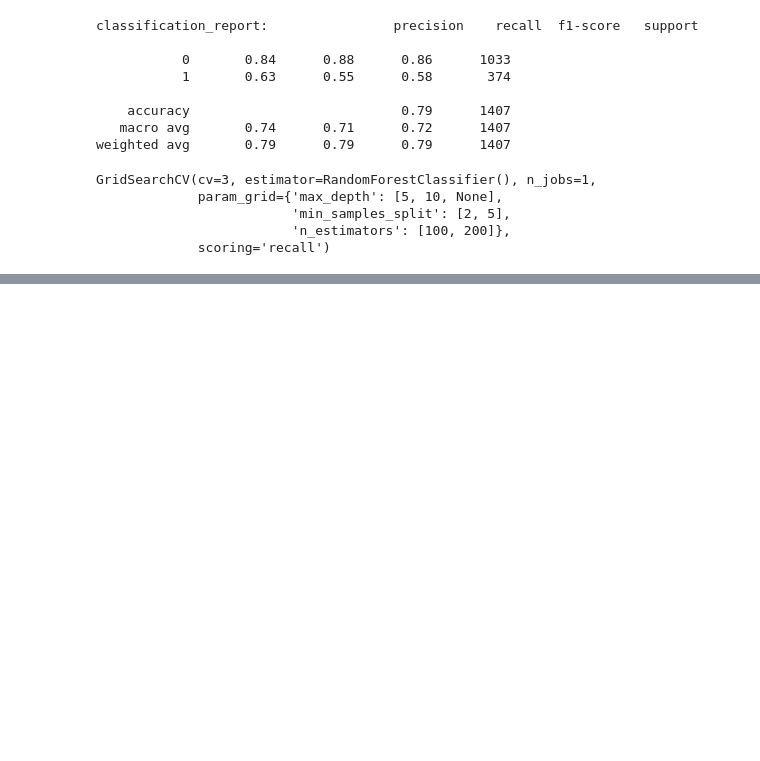
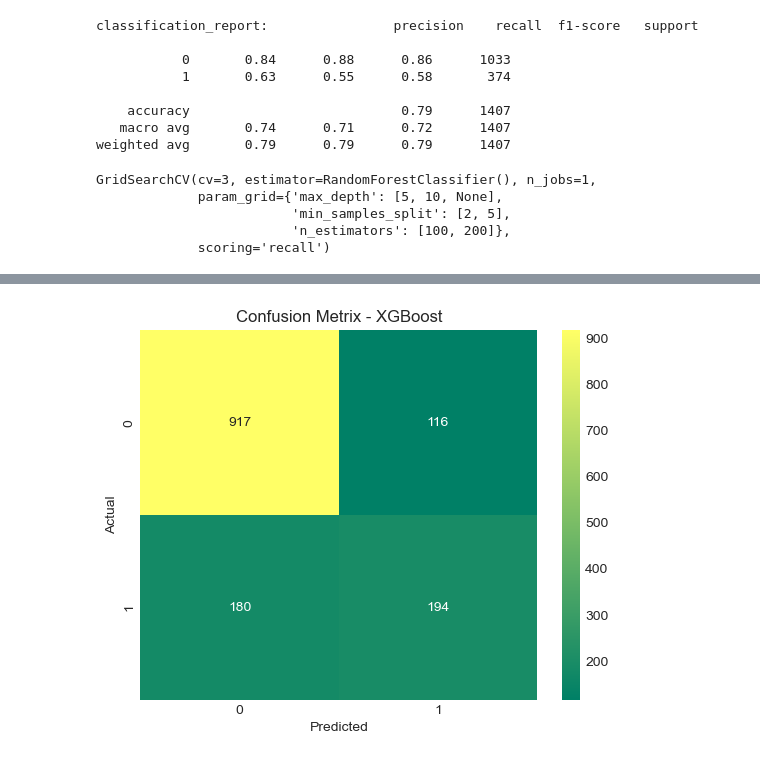
Before and after one commit to DareAtif/customer-churn-project-IMP, a Jupyter notebook: notebook/EDA.ipynb, the cells around one changed output, grey strips where cells are left out. Cells and saved outputs as stored; diff of their text form; code cells hidden in the pictures; blank space fills up the shorter version.

```diff
--- a/notebook/EDA.ipynb
+++ b/notebook/EDA.ipynb
@@ -676,0 +698,2 @@ weighted avg       0.78      0.79      0.78      1407
+# %%
+grid_xgb.fit(X_train_scaled,y_train_final)
@@ -676,0 +722,4 @@ weighted avg       0.78      0.79      0.78      1407
+# %%
+best_xgb = grid_xgb.best_estimator_
+# %%
+y_pred_xgb = best_xgb.predict(X_test_final)
@@ -676,0 +740,11 @@ weighted avg       0.78      0.79      0.78      1407
+# %%
+# cofusion Metrics
+cm = confusion_matrix(y_test_final,y_pred_xgb)
+# %%
+sns.heatmap(cm,annot=True,fmt='d',cmap='summer')
+plt.title("Confusion Metrix - XGBoost")
+plt.xlabel("Predicted")
+plt.ylabel("Actual")
+plt.show()
+# %% [output]
+[figure, added]
```
Also changed, not shown: parts of 14 cells of this notebook, 2 other files.
